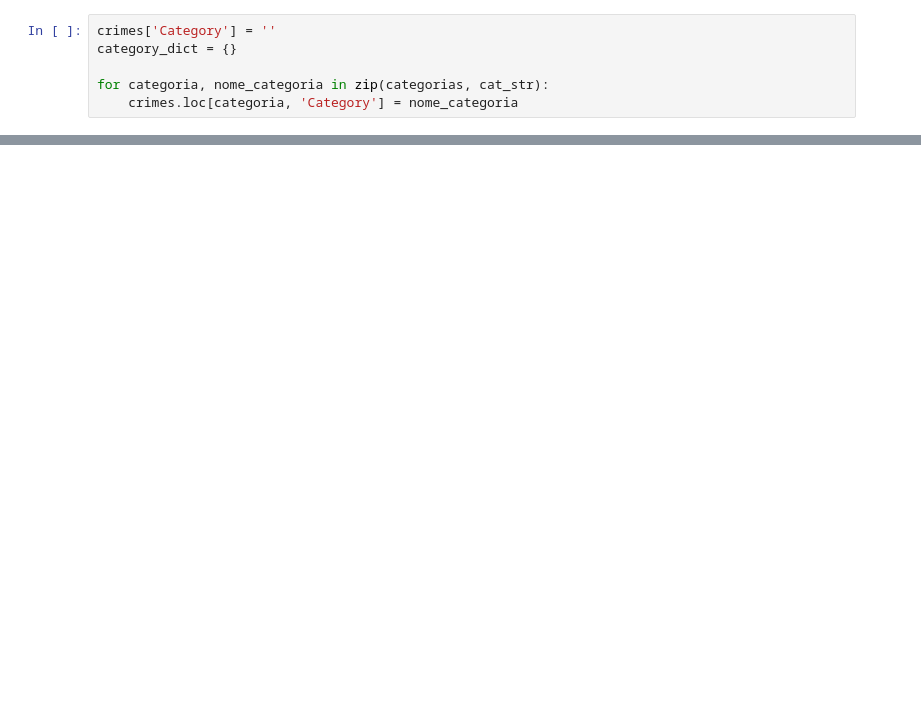
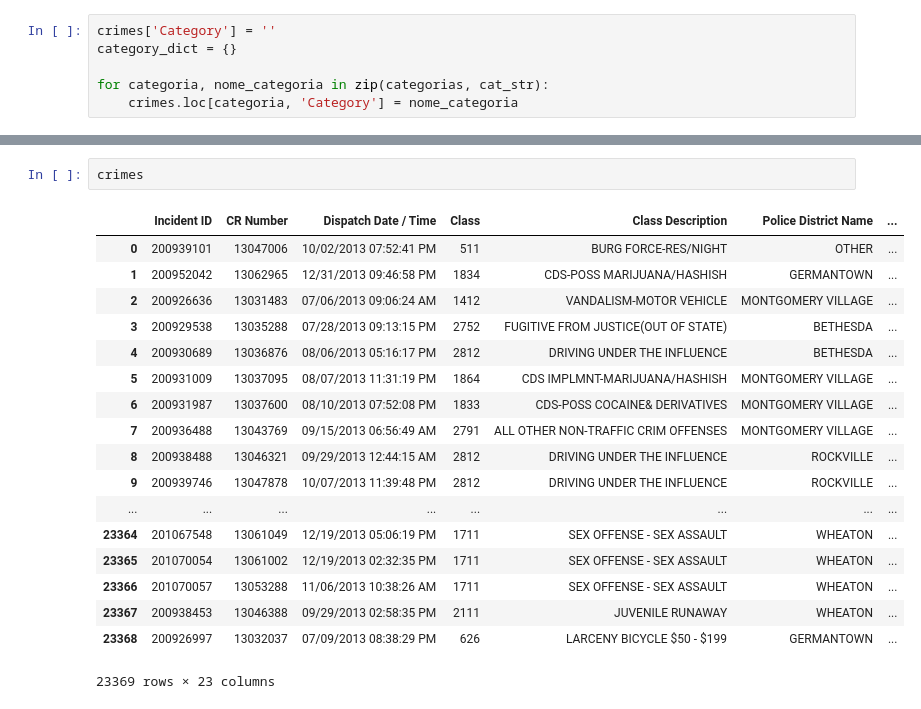
Before and after one commit to abugim/Minority-Report, a Jupyter notebook: Classificacao_ocorrencias.ipynb, the cells around one changed output, grey strips where cells are left out. Drawn from its saved outputs; the diff is of its cells as text; blank space fills up the shorter version.

```diff
--- a/Classificacao_ocorrencias.ipynb
+++ b/Classificacao_ocorrencias.ipynb
@@ -287,0 +315,21 @@ ROCKVILLE
+# %%
+crimes
+# %% [output]
+|  | Incident ID | CR Number | Dispatch Date / Time | Class | Class Description | Police District Name | ... |
+| 0 | 200939101 | 13047006 | 10/02/2013 07:52:41 PM | 511 | BURG FORCE-RES/NIGHT | OTHER | ... |
+| 1 | 200952042 | 13062965 | 12/31/2013 09:46:58 PM | 1834 | CDS-POSS MARIJUANA/HASHISH | GERMANTOWN | ... |
+| 2 | 200926636 | 13031483 | 07/06/2013 09:06:24 AM | 1412 | VANDALISM-MOTOR VEHICLE | MONTGOMERY VILLAGE | ... |
+| 3 | 200929538 | 13035288 | 07/28/2013 09:13:15 PM | 2752 | FUGITIVE FROM JUSTICE(OUT OF STATE) | BETHESDA | ... |
+| 4 | 200930689 | 13036876 | 08/06/2013 05:16:17 PM | 2812 | DRIVING UNDER THE INFLUENCE | BETHESDA | ... |
+| 5 | 200931009 | 13037095 | 08/07/2013 11:31:19 PM | 1864 | CDS IMPLMNT-MARIJUANA/HASHISH | MONTGOMERY VILLAGE | ... |
+| 6 | 200931987 | 13037600 | 08/10/2013 07:52:08 PM | 1833 | CDS-POSS COCAINE& DERIVATIVES | MONTGOMERY VILLAGE | ... |
+| 7 | 200936488 | 13043769 | 09/15/2013 06:56:49 AM | 2791 | ALL OTHER NON-TRAFFIC CRIM OFFENSES | MONTGOMERY VILLAGE | ... |
+| 8 | 200938488 | 13046321 | 09/29/2013 12:44:15 AM | 2812 | DRIVING UNDER THE INFLUENCE | ROCKVILLE | ... |
+| 9 | 200939746 | 13047878 | 10/07/2013 11:39:48 PM | 2812 | DRIVING UNDER THE INFLUENCE | ROCKVILLE | ... |
+| ... | ... | ... | ... | ... | ... | ... | ... |
+| 23364 | 201067548 | 13061049 | 12/19/2013 05:06:19 PM | 1711 | SEX OFFENSE - SEX ASSAULT | WHEATON | ... |
+| 23365 | 201070054 | 13061002 | 12/19/2013 02:32:35 PM | 1711 | SEX OFFENSE - SEX ASSAULT | WHEATON | ... |
+| 23366 | 201070057 | 13053288 | 11/06/2013 10:38:26 AM | 1711 | SEX OFFENSE - SEX ASSAULT | WHEATON | ... |
+| 23367 | 200938453 | 13046388 | 09/29/2013 02:58:35 PM | 2111 | JUVENILE RUNAWAY | WHEATON | ... |
+| 23368 | 200926997 | 13032037 | 07/09/2013 08:38:29 PM | 626 | LARCENY BICYCLE $50 - $199 | GERMANTOWN | ... |
+23369 rows × 23 columns
```
Also changed, not shown: parts of 8 cells of this notebook.
